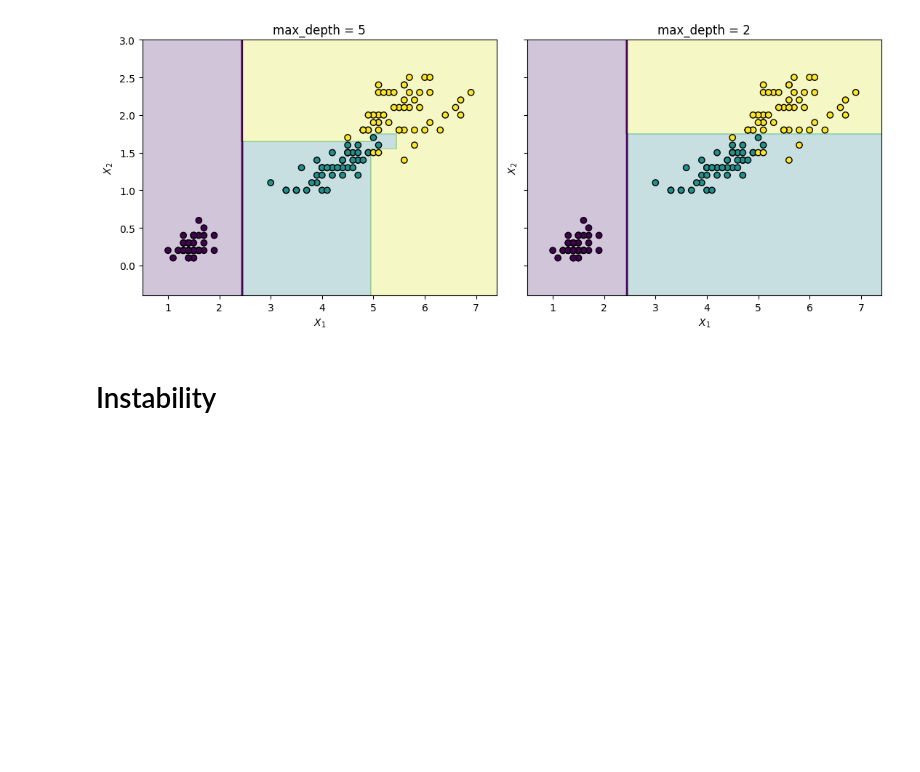
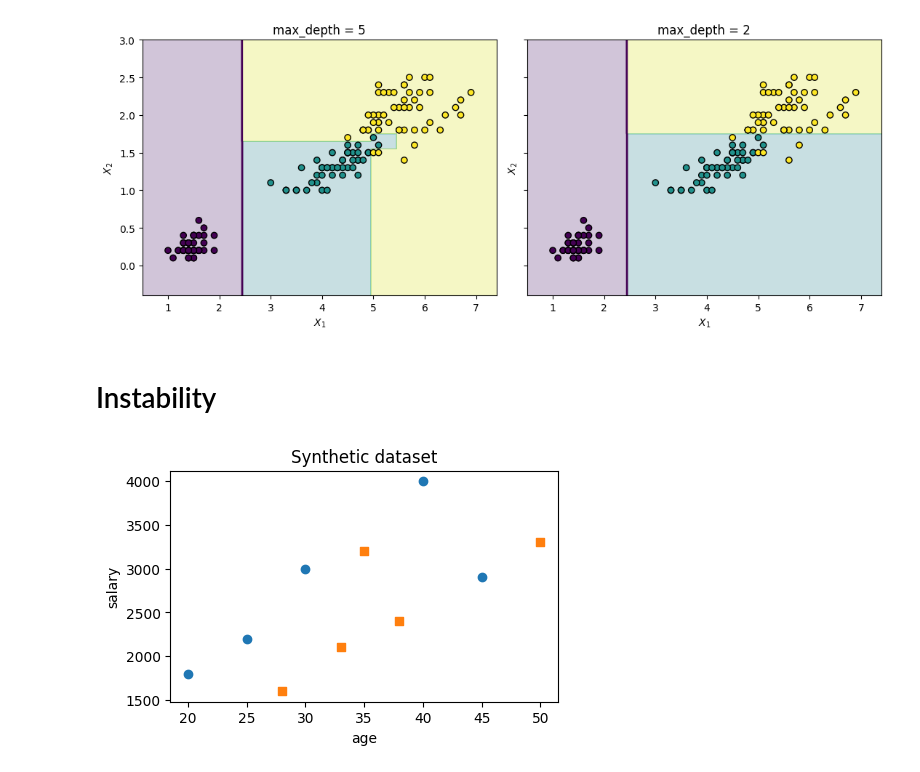
Before and after one commit to EstebanHuriot/ML_Museum, a Jupyter notebook: notebooks/03_DecisionTree.ipynb, the cells around one changed output. Cells and saved outputs as stored; diff of their text form; code cells hidden in the pictures; blank space fills up the shorter version.

```diff
--- a/notebooks/03_DecisionTree.ipynb
+++ b/notebooks/03_DecisionTree.ipynb
@@ -331,3 +375,22 @@ plt.show()
 [figure]
 # %% [markdown]
 # Instability
+# %%
+x = synth_df[['age', 'salary']].to_numpy()
+y = synth_df['classe'].to_numpy()
+
+plt.figure(figsize=(5, 3))
+
+markers = ['o', 's']
+
+for class_id, class_name in enumerate(np.unique(y)):
+    mask = y == class_id
+
+    plt.scatter(x[mask, 0], x[mask, 1], marker=markers[class_id], label=class_name)
+
+plt.xlabel("age")
+plt.ylabel("salary")
+plt.title("Synthetic dataset")
+plt.show()
+# %% [output]
+[figure, added]
```
Also changed, not shown: parts of 15 cells of this notebook.
